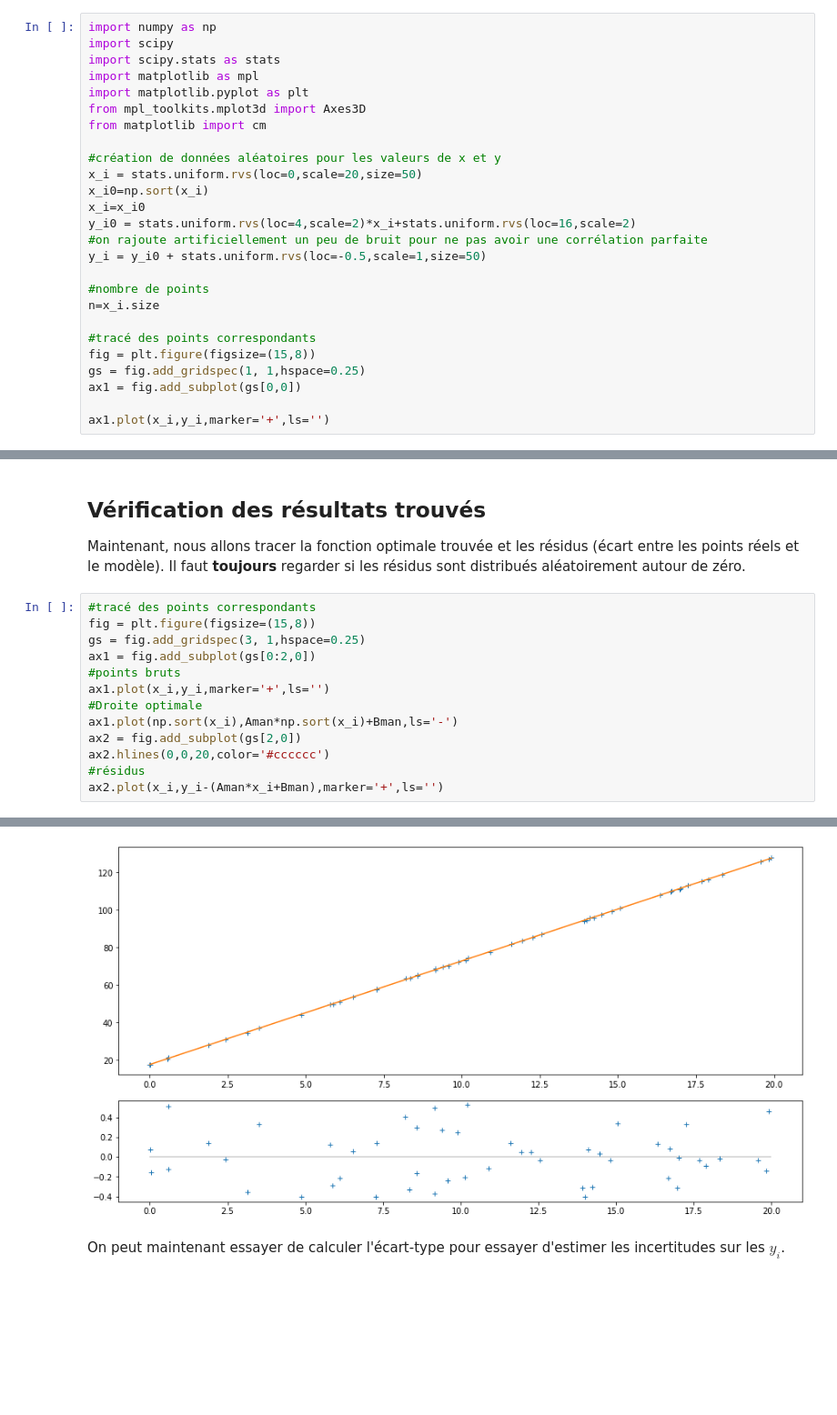
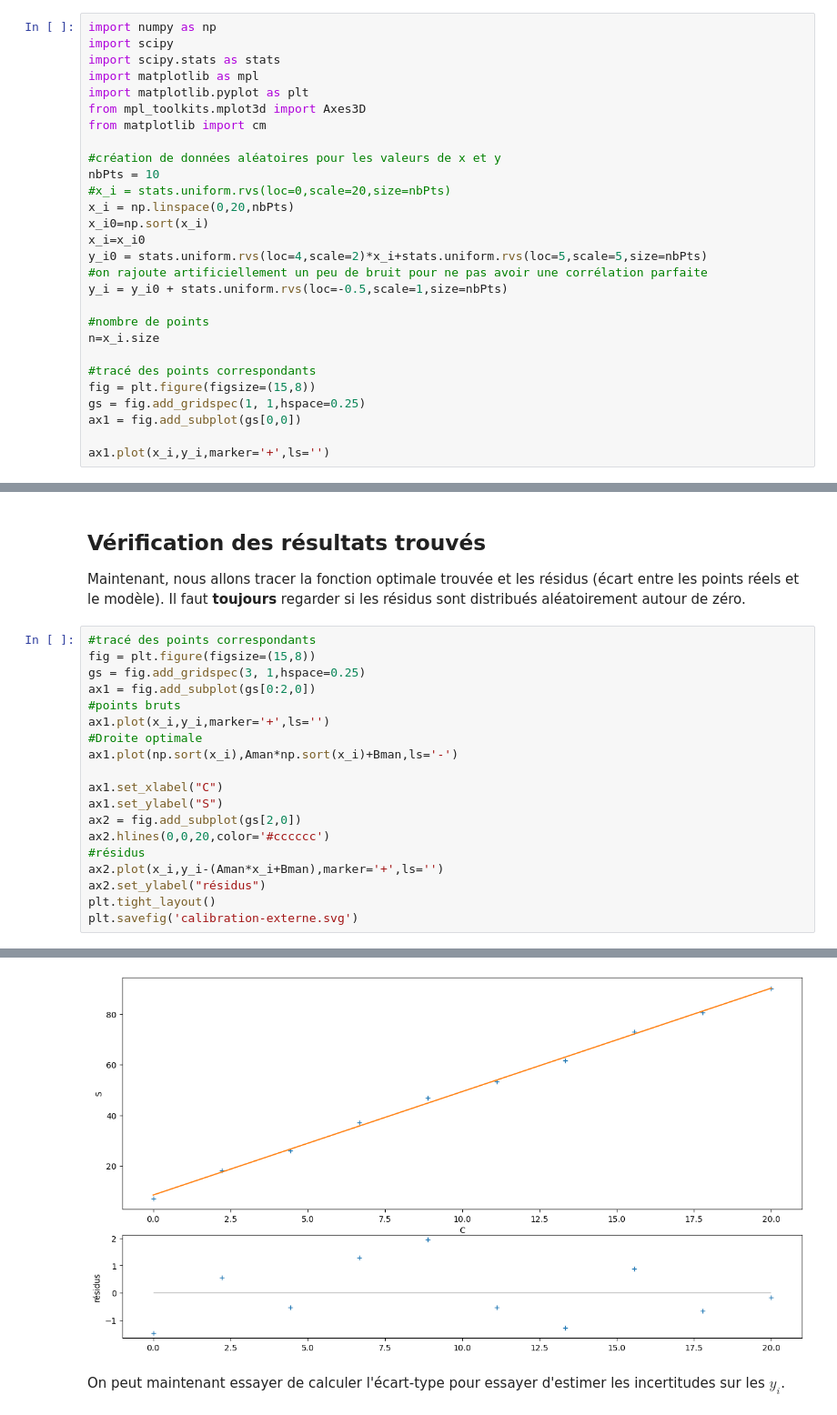
Before and after one commit to MartinVerot/IncertitudeMonteCarlo, a Jupyter notebook: exemple-6-1-reg-lineaire.ipynb, the cells around one changed output, grey strips where cells are left out. Shown at 91% size. Cells and saved outputs as stored; diff of their text form; blank space fills up the shorter version.

```diff
--- a/exemple-6-1-reg-lineaire.ipynb
+++ b/exemple-6-1-reg-lineaire.ipynb
@@ -17,12 +17,14 @@ from mpl_toolkits.mplot3d import Axes3D
 from matplotlib import cm
 
 #création de données aléatoires pour les valeurs de x et y
-x_i = stats.uniform.rvs(loc=0,scale=20,size=50)
+nbPts = 10
+#x_i = stats.uniform.rvs(loc=0,scale=20,size=nbPts)
+x_i = np.linspace(0,20,nbPts)
 x_i0=np.sort(x_i)
 x_i=x_i0
-y_i0 = stats.uniform.rvs(loc=4,scale=2)*x_i+stats.uniform.rvs(loc=16,scale=2)
+y_i0 = stats.uniform.rvs(loc=4,scale=2)*x_i+stats.uniform.rvs(loc=5,scale=5,size=nbPts)
 #on rajoute artificiellement un peu de bruit pour ne pas avoir une corrélation parfaite
-y_i = y_i0 + stats.uniform.rvs(loc=-0.5,scale=1,size=50)
+y_i = y_i0 + stats.uniform.rvs(loc=-0.5,scale=1,size=nbPts)
 
 #nombre de points
 n=x_i.size
@@ -147,8 +149,14 @@ ax1 = fig.add_subplot(gs[0:2,0])
 ax1.plot(x_i,y_i,marker='+',ls='')
 #Droite optimale
 ax1.plot(np.sort(x_i),Aman*np.sort(x_i)+Bman,ls='-')
+
+ax1.set_xlabel("C")
+ax1.set_ylabel("S")
 ax2 = fig.add_subplot(gs[2,0])
 ax2.hlines(0,0,20,color='#cccccc')
 #résidus
 ax2.plot(x_i,y_i-(Aman*x_i+Bman),marker='+',ls='')
+ax2.set_ylabel("résidus")
+plt.tight_layout()
+plt.savefig('calibration-externe.svg')
 # %% [output]
@@ -156,4 +163,4 @@ ax2.plot(x_i,y_i-(Aman*x_i+Bman),marker='+',ls='')
-[figure, old version]
+[figure, new version]
 # %% [markdown]
 On peut maintenant essayer de calculer l'écart-type pour essayer d'estimer les incertitudes sur les $y_i$.
 # %%
```
Also changed, not shown: parts of 19 cells of this notebook.
